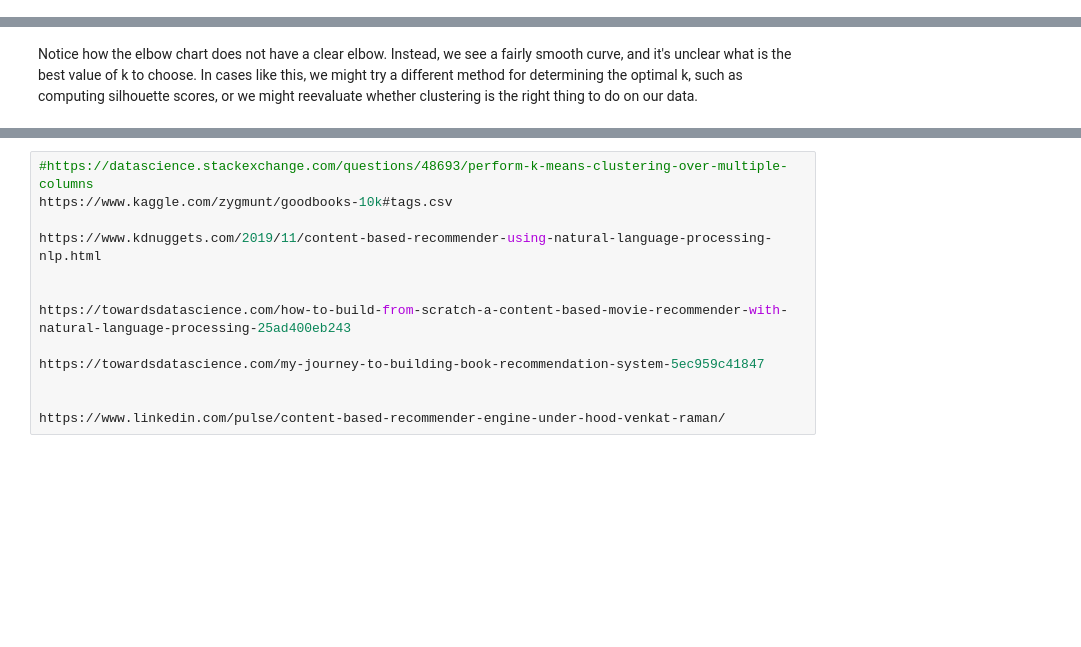
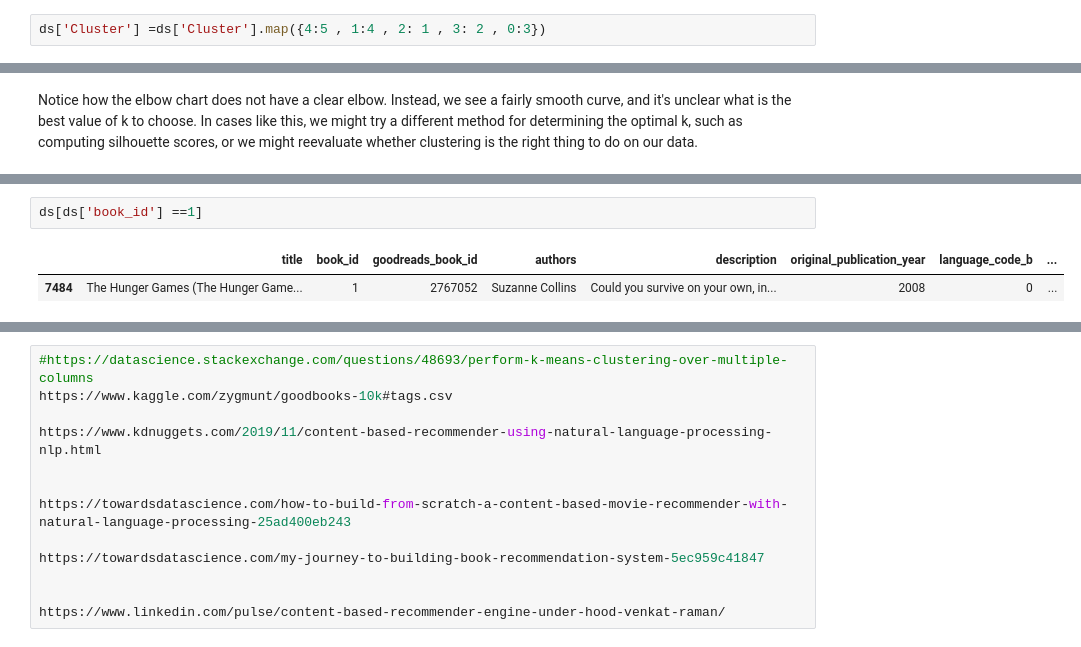
Before and after one commit to meghazavar/goodreads_book_recommender, a Jupyter notebook: code/ContentbasedRecommender.ipynb, the cells around one changed output, grey strips where cells are left out. Drawn from its saved outputs; the diff is of its cells as text; blank space fills up the shorter version.

```diff
--- a/code/ContentbasedRecommender.ipynb
+++ b/code/ContentbasedRecommender.ipynb
@@ -168,3 +271,5 @@ Name: Cluster, dtype: int64
+# %%
+ds['Cluster'] =ds['Cluster'].map({4:5 , 1:4 , 2: 1 , 3: 2 , 0:3})
 # %%
 # Check out centroids
 kmeans.cluster_centers_,kmeans.labels_
@@ -231,0 +357,5 @@ plt.show()
+# %%
+ds[ds['book_id'] ==1]
+# %% [output]
+|  | title | book_id | goodreads_book_id | authors | description | original_publication_year | language_code_b | ... |
+| 7484 | The Hunger Games (The Hunger Game... | 1 | 2767052 | Suzanne Collins | Could you survive on your own, in... | 2008 | 0 | ... |
```
Also changed, not shown: parts of 76 cells of this notebook, 7 other files.
